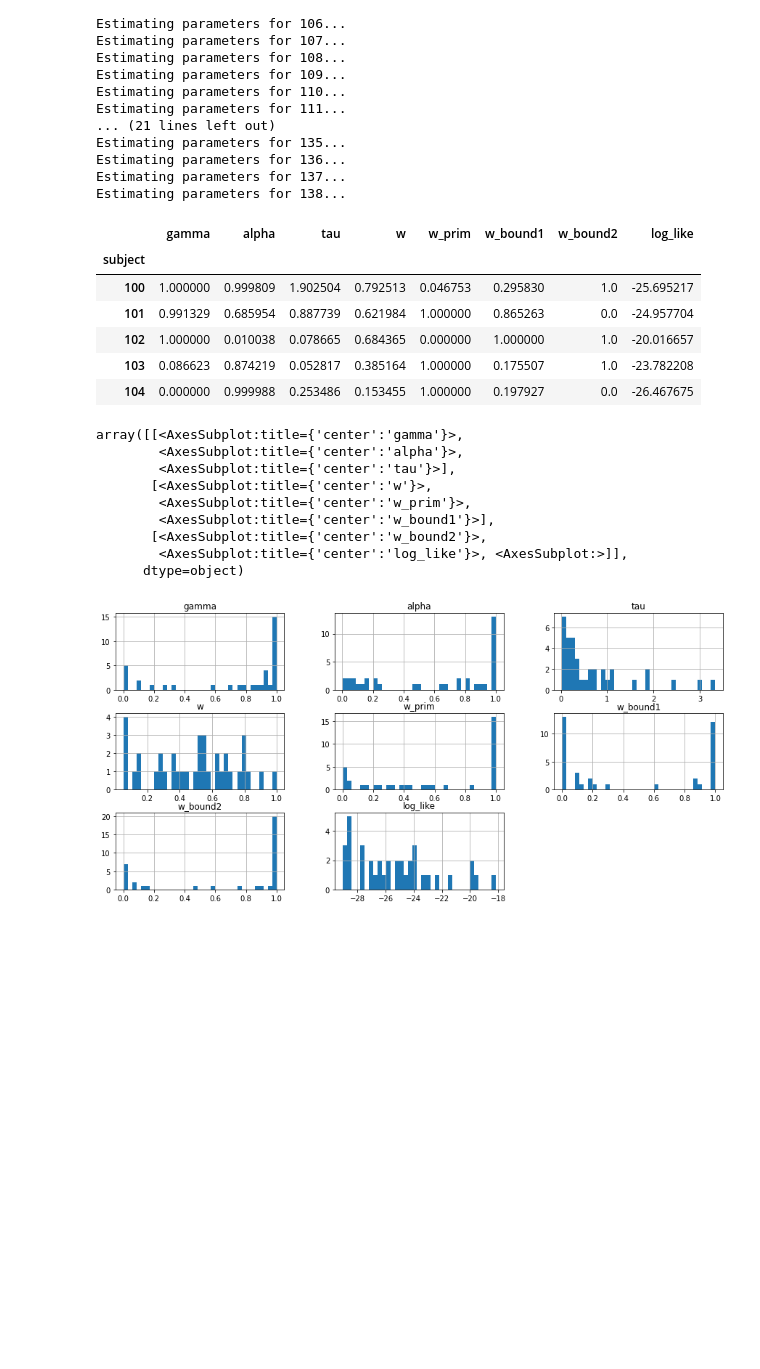
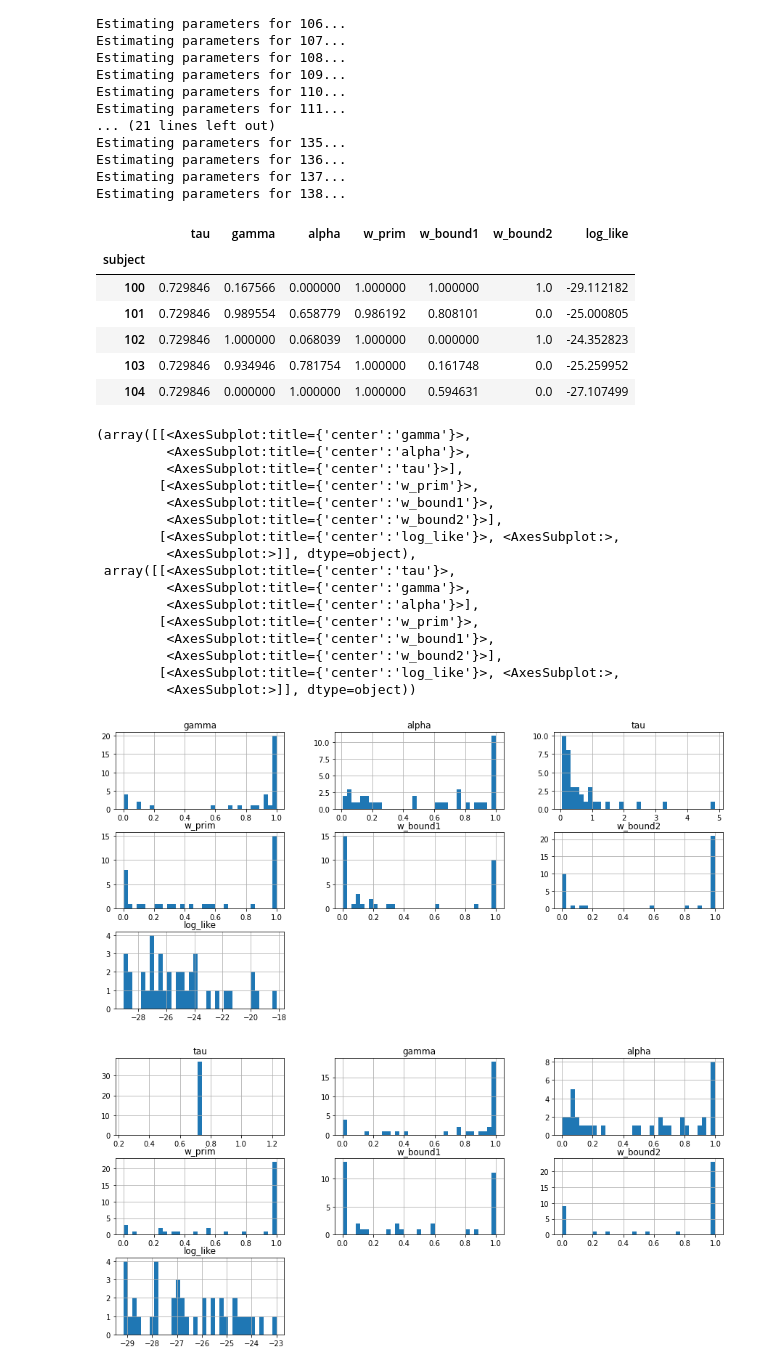
Before and after one commit to prestonlab/tesser_successor, a Jupyter notebook: Model1.ipynb, the cells around one changed output. Saved outputs shown, nothing was run; the diff lists cells and outputs as text; code cells hidden in the pictures; blank space fills up the shorter version.

```diff
--- a/Model1.ipynb
+++ b/Model1.ipynb
@@ -37,3 +37,10 @@ tranmodel = transition_all
 # subj_filter = f'SubjNum == {100}'
 # induct_all = induct_all.query(subj_filter)
 # struct_all = struct_all.query(subj_filter)
+# %%
+fixed = {}
+var_names = ['gamma', 'alpha', 'tau', 'w_prim' ,'w_bound1', 'w_bound2']
+var_bounds = {'gamma': [0, 1], 'alpha': [0, 1], 'tau': [0, 10],
+              'w_prim' : [0, 1], 'w_bound1' : [0, 1], 'w_bound2' : [0, 1]}
+results = cython_fit.fit_induct_indiv(struct_all, induct_all, fixed, var_names, var_bounds, split =True,
+                               n_states=n_states, verbose=False, model_type='true transitional', model=tranmodel, split_list =["w"])
@@ -39,0 +65,4 @@ tranmodel = transition_all
+# %%
+# results=pd.read_csv('./Data/results/transition.csv')
+results=results.set_index('subject')
+results.head()
@@ -44,10 +96,10 @@ importlib.reload(cython_fit)
 # %%
-fixed = {}
-var_names = ['gamma', 'alpha', 'tau', 'w_prim' ,'w_bound1', 'w_bound2']
-var_bounds = {'gamma': [0, 1], 'alpha': [0, 1], 'tau': [0, 10],
+fixed = {'tau': results.tau.mean()}
+var_names = ['gamma', 'alpha', 'w_prim' ,'w_bound1', 'w_bound2']
+var_bounds = {'gamma': [0, 1], 'alpha': [0, 1],
               'w_prim' : [0, 1], 'w_bound1' : [0, 1], 'w_bound2' : [0, 1]}
-results = cython_fit.fit_induct_indiv(struct_all, induct_all, fixed, var_names, var_bounds, split =True,
-                               n_states=n_states, verbose=False, model_type='multiple gamma', model=[], split_list =["w"])
+results_2 = cython_fit.fit_induct_indiv(struct_all, induct_all, fixed, var_names, var_bounds, split =True,
+                               n_states=n_states, verbose=False, model_type='true transitional', model=tranmodel, split_list =["w"])
 # %% [output]
 Estimating parameters for 100...
 Estimating parameters for 101...
@@ -67,28 +119,35 @@ Estimating parameters for 136...
 Estimating parameters for 137...
 Estimating parameters for 138...
 # %%
-# results=results.set_index('subject')
-results.head()
+results_2=results_2.set_index('subject')
+results_2.head()
 # %% [output]
-|  | gamma | alpha | tau | w | w_prim | w_bound1 | w_bound2 | log_like |
-| subject |  |  |  |  |  |  |  |  |
-| 100 | 1.000000 | 0.999809 | 1.902504 | 0.792513 | 0.046753 | 0.295830 | 1.0 | -25.695217 |
-| 101 | 0.991329 | 0.685954 | 0.887739 | 0.621984 | 1.000000 | 0.865263 | 0.0 | -24.957704 |
-| 102 | 1.000000 | 0.010038 | 0.078665 | 0.684365 | 0.000000 | 1.000000 | 1.0 | -20.016657 |
-| 103 | 0.086623 | 0.874219 | 0.052817 | 0.385164 | 1.000000 | 0.175507 | 1.0 | -23.782208 |
-| 104 | 0.000000 | 0.999988 | 0.253486 | 0.153455 | 1.000000 | 0.197927 | 0.0 | -26.467675 |
+|  | tau | gamma | alpha | w_prim | w_bound1 | w_bound2 | log_like |
+| subject |  |  |  |  |  |  |  |
+| 100 | 0.729846 | 0.167566 | 0.000000 | 1.000000 | 1.000000 | 1.0 | -29.112182 |
+| 101 | 0.729846 | 0.989554 | 0.658779 | 0.986192 | 0.808101 | 0.0 | -25.000805 |
+| 102 | 0.729846 | 1.000000 | 0.068039 | 1.000000 | 0.000000 | 1.0 | -24.352823 |
+| 103 | 0.729846 | 0.934946 | 0.781754 | 1.000000 | 0.161748 | 0.0 | -25.259952 |
+| 104 | 0.729846 | 0.000000 | 1.000000 | 1.000000 | 0.594631 | 0.0 | -27.107499 |
 # %%
-# cython_fit.plot_by_question(struct_all, induct_bound2, results_2, model =tranmodel,
-#                             fig_name='Transitional matrix by question \n Bound2',model_type= 'true transitional'),
-results.hist(bins=35,figsize= (15,7))
+# cythonz_fit.plot_by_question(struct_all, induct_all, results, split =True, n_states=21, model_type= 'true transitional', model =tranmodel, fig_name='Transitional matrix by question'),
+results.hist(bins=35, figsize =(15,7)), results_2.hist(bins=35,figsize= (15,7))
 # %% [output]
-array([[<AxesSubplot:title={'center':'gamma'}>,
-        <AxesSubplot:title={'center':'alpha'}>,
-        <AxesSubplot:title={'center':'tau'}>],
-       [<AxesSubplot:title={'center':'w'}>,
-        <AxesSubplot:title={'center':'w_prim'}>,
-        <AxesSubplot:title={'center':'w_bound1'}>],
-       [<AxesSubplot:title={'center':'w_bound2'}>,
-        <AxesSubplot:title={'center':'log_like'}>, <AxesSubplot:>]],
-      dtype=object)
+(array([[<AxesSubplot:title={'center':'gamma'}>,
+         <AxesSubplot:title={'center':'alpha'}>,
+         <AxesSubplot:title={'center':'tau'}>],
+        [<AxesSubplot:title={'center':'w_prim'}>,
+         <AxesSubplot:title={'center':'w_bound1'}>,
+         <AxesSubplot:title={'center':'w_bound2'}>],
+        [<AxesSubplot:title={'center':'log_like'}>, <AxesSubplot:>,
+         <AxesSubplot:>]], dtype=object),
+ array([[<AxesSubplot:title={'center':'tau'}>,
+         <AxesSubplot:title={'center':'gamma'}>,
+         <AxesSubplot:title={'center':'alpha'}>],
+        [<AxesSubplot:title={'center':'w_prim'}>,
+         <AxesSubplot:title={'center':'w_bound1'}>,
+         <AxesSubplot:title={'center':'w_bound2'}>],
+        [<AxesSubplot:title={'center':'log_like'}>, <AxesSubplot:>,
+         <AxesSubplot:>]], dtype=object))
-[figure, old version]
+[figure, new version]
+[figure, added]
```
Also changed, not shown: parts of 10 cells of this notebook, 2 other files.
